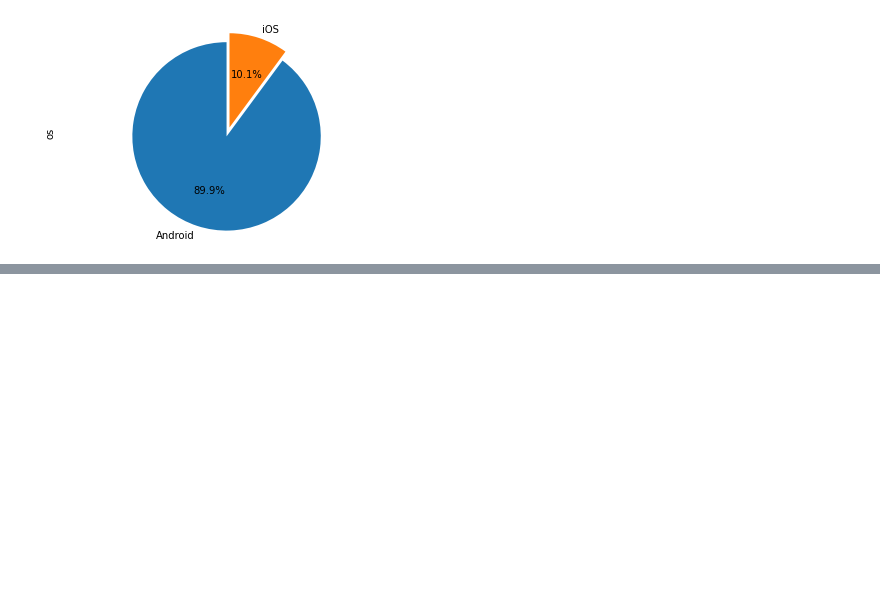
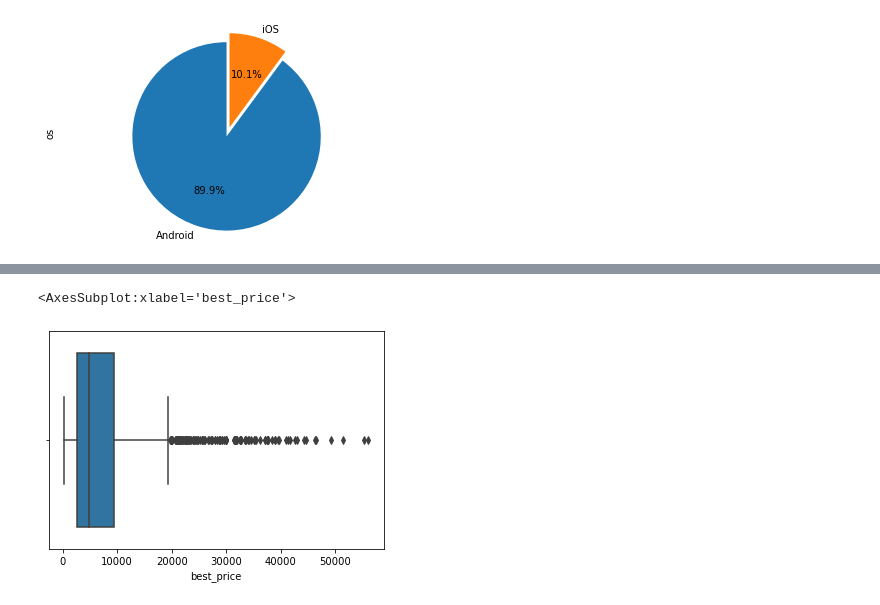
Before and after one commit to Wolfie3D/Mobile-Phones-Data, a Jupyter notebook: index.ipynb, the cells around one changed output, grey strips where cells are left out. Cells and saved outputs as stored; diff of their text form; code cells hidden in the pictures; blank space fills up the shorter version.

```diff
--- a/index.ipynb
+++ b/index.ipynb
@@ -186,0 +190,5 @@ plt.show()
+# %%
+sns.boxplot(df['best_price'])
+# %% [output]
+<AxesSubplot:xlabel='best_price'>
+[figure, added]
```
Also changed, not shown: parts of 2 cells of this notebook.
